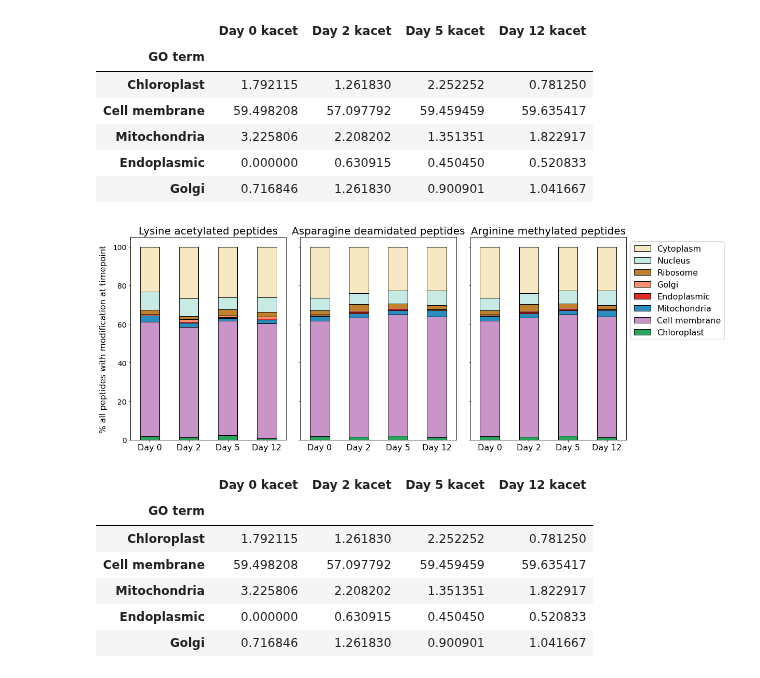
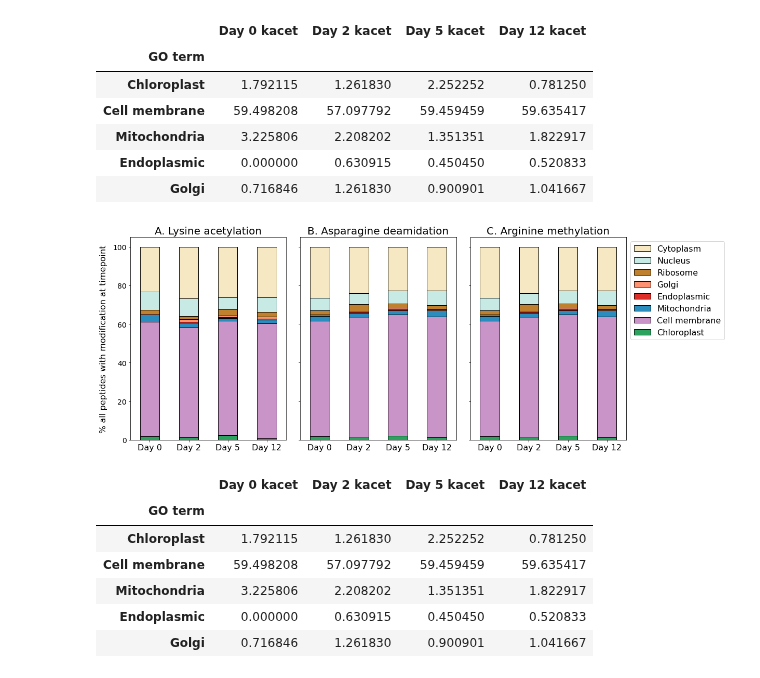
Before and after one commit to MeganEDuffy/rot-mayer, a Jupyter notebook: notebooks/PTM-cellular-comp/PTM-CC-plots.ipynb, the cells around one changed output. Cells and saved outputs as stored; diff of their text form; code cells hidden in the pictures.

```diff
--- a/notebooks/PTM-cellular-comp/PTM-CC-plots.ipynb
+++ b/notebooks/PTM-cellular-comp/PTM-CC-plots.ipynb
@@ -62,7 +62,7 @@ labels = ['Day 0', 'Day 2', 'Day 5', 'Day 12']
 #  Lysine acetylation
 
 kacet_T.plot(ax = ax1, kind='bar', stacked=True, color = colors, edgecolor = 'black')
-ax1.set_title('Lysine acetylated peptides', fontsize = 20)
+ax1.set_title('A. Lysine acetylation', fontsize = 20)
 
 ax1.set_ylabel("% all peptides with modification at timepoint", labelpad=10, fontsize = 16)
 
@@ -71,36 +71,36 @@ ax1.set_xticklabels(labels, rotation = 0, fontsize = 16)
 ax1.get_legend().remove()
 ax1.tick_params(axis='y', labelsize= 14)
 
 #  Asparagine deamidation
 
 ndeam_T.plot(ax = ax2, kind='bar', stacked=True, color = colors, edgecolor = 'black')
-ax2.set_title('Asparagine deamidated peptides', fontsize = 20)
+ax2.set_title('B. Asparagine deamidation', fontsize = 20)
 
 ax2.set_ylabel("# peptides", labelpad=10, fontsize = 16)
 
 ax2.set_xticklabels(labels, rotation = 0, fontsize = 16)
 
 ax2.get_legend().remove()
 ax2.tick_params(axis='y', labelsize= 14)
 
 
 #  Arginine methylation
 
 rmeth_T.plot(ax = ax3, kind='bar', stacked=True, color = colors, edgecolor = 'black')
-ax3.set_title('Arginine methylated peptides', fontsize = 20)
+ax3.set_title('C. Arginine methylation', fontsize = 20)
 
 ax3.set_xticklabels(labels, rotation = 0, fontsize = 16)
 
 
 handles, labels = ax3.get_legend_handles_labels()
 ax3.legend(handles[::-1], labels[::-1], bbox_to_anchor=(1,1), \
                  loc="upper left", fontsize = 16, ncol = 1)
 
 ax3.tick_params(axis='y', labelsize= 14);
 
 #plt.savefig('/home/millieginty/Documents/git-repos/2017-etnp/data/thesis-talk/rot-GO-bar_percent.png', bbox_inches='tight', dpi=400)
 # %% [output]
-[figure, old version]
+[figure, new version]
 # %%
 # read in the cellular component distributions of
 
```
Also changed, not shown: parts of 2 cells of this notebook, 2 other files.
